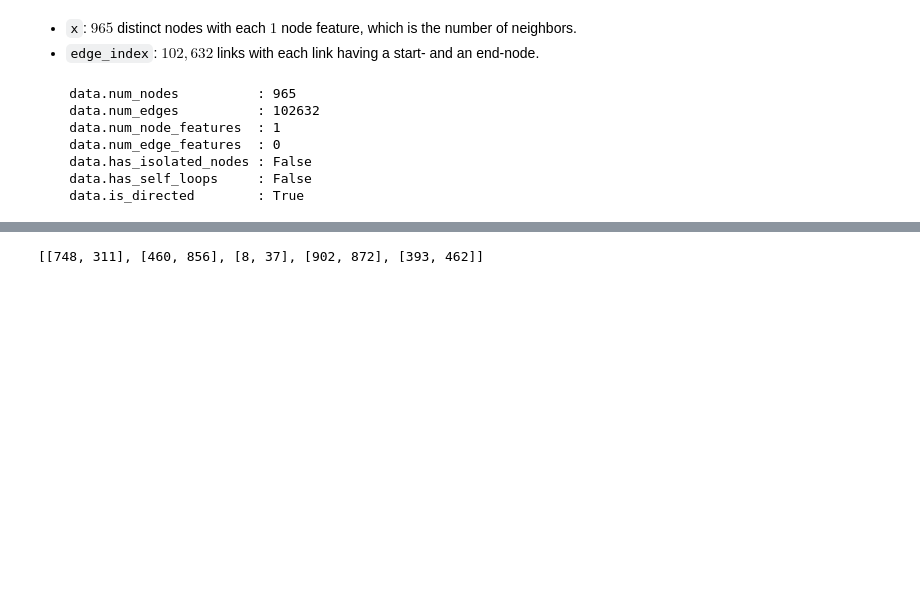
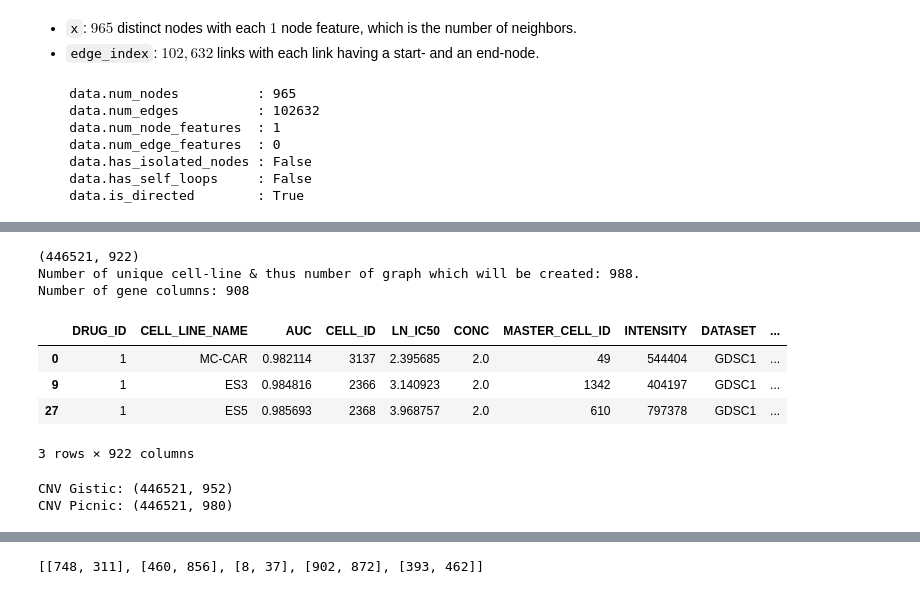
Before and after one commit to PeeteKeesel/gnn-for-drug-response-prediction, a Jupyter notebook: 07_Linking.ipynb, the cells around one changed output, grey strips where cells are left out. Drawn from its saved outputs; the diff is of its cells as text; code cells hidden in the pictures; blank space fills up the shorter version.

```diff
--- a/07_Linking.ipynb
+++ b/07_Linking.ipynb
@@ -535,0 +557,36 @@ print(f"""
+# %%
+# ------------------------------------------- #
+# GENE EXPRESSION
+# Read the final gene expression dataset from
+# notebook 02_GDSC_map_GenExpr.ipynb.
+# ------------------------------------------- #
+gene_expr = pd.read_pickle(f'{PATH_TO_SAVE_NODE_FEATURE_DATA_TO}{GENE_EXPR_FINAL_FILE_NAME}')
+print(gene_expr.shape)
+print(f"Number of unique cell-line & thus number of graph which will be created: {len(np.unique(gene_expr.CELL_LINE_NAME.values))}.")
+print(f"Number of gene columns: {len(gene_expr.columns[14:])}")
+gene_expr.head(3)
+# %% [output]
+(446521, 922)
+Number of unique cell-line & thus number of graph which will be created: 988.
+Number of gene columns: 908
+|  | DRUG_ID | CELL_LINE_NAME | AUC | CELL_ID | LN_IC50 | CONC | MASTER_CELL_ID | INTENSITY | DATASET | ... |
+| 0 | 1 | MC-CAR | 0.982114 | 3137 | 2.395685 | 2.0 | 49 | 544404 | GDSC1 | ... |
+| 9 | 1 | ES3 | 0.984816 | 2366 | 3.140923 | 2.0 | 1342 | 404197 | GDSC1 | ... |
+| 27 | 1 | ES5 | 0.985693 | 2368 | 3.968757 | 2.0 | 610 | 797378 | GDSC1 | ... |
+3 rows × 922 columns
+# %%
+# ---------------------------------------- #
+# COPY NUMBER VARIATION
+# Read the final cnv dataset from notebook
+# 03_GDSC_map_CNV.ipynb.
+# ---------------------------------------- #
+# Copy number variation gistic final dataset.
+final_cnv_gistic = pd.read_pickle(f'{PATH_TO_SAVE_NODE_FEATURE_DATA_TO}{CNV_GISTIC_FINAL_FILE_NAME}')
+print(f"CNV Gistic: {final_cnv_gistic.shape}")
+
+# Copy number variation picnic final dataset.
+final_cnv_picnic = pd.read_pickle(f'{PATH_TO_SAVE_NODE_FEATURE_DATA_TO}{CNV_PICNIC_FINAL_FILE_NAME}')
+print(f"CNV Picnic: {final_cnv_picnic.shape}")
+# %% [output]
+CNV Gistic: (446521, 952)
+CNV Picnic: (446521, 980)
```
Also changed, not shown: parts of 7 cells of this notebook, 54 other files.
